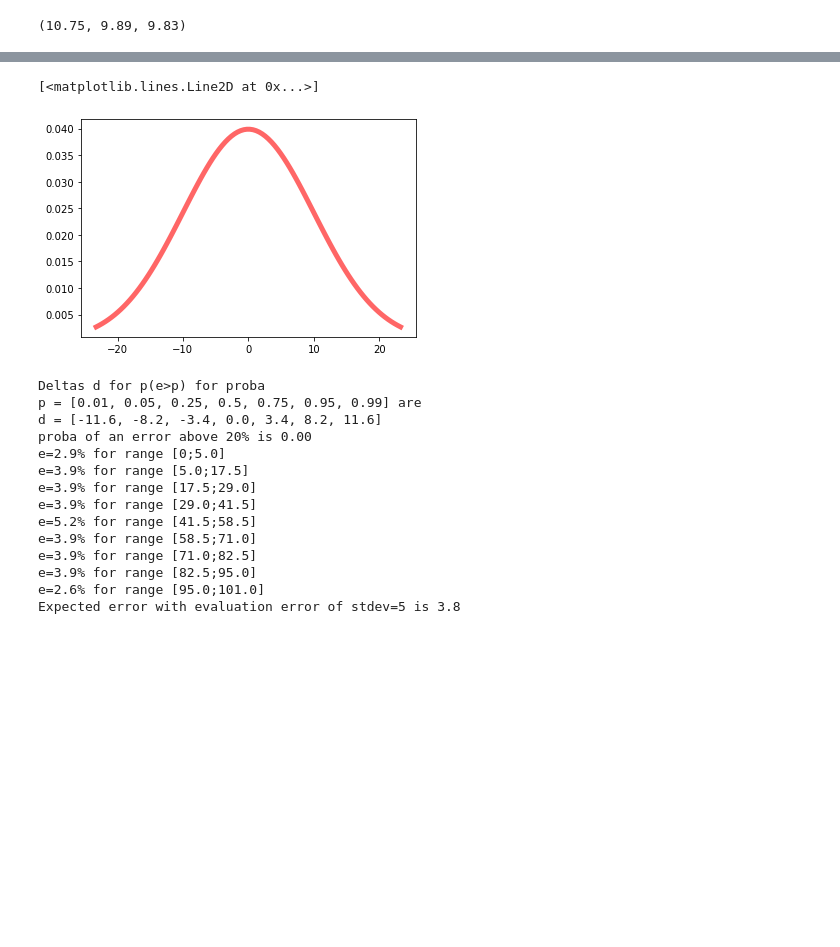
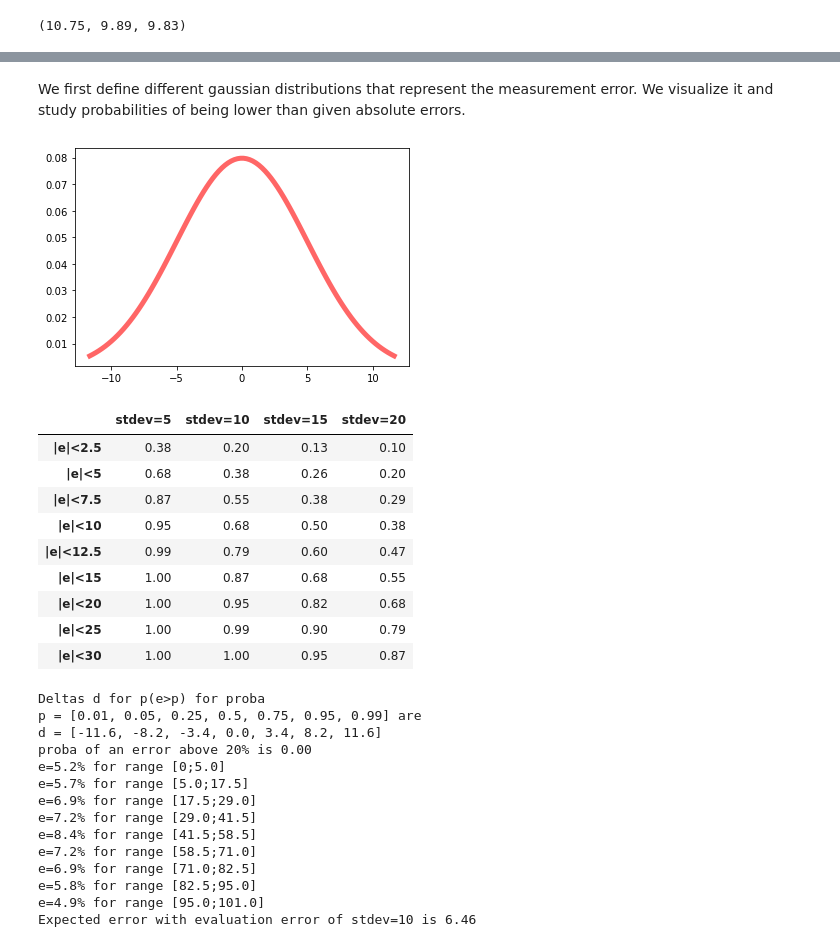
Before and after one commit to ekalinicheva/plot_vegetation_coverage, a Jupyter notebook: notebooks/study_of_quantification_impact.ipynb, the cells around one changed output, grey strips where cells are left out. Saved outputs shown, nothing was run; the diff lists cells and outputs as text; code cells hidden in the pictures; blank space fills up the shorter version.

Commit message:
Compute quantification errors for all metrics in quantification_errors.py

```diff
--- a/notebooks/study_of_quantification_impact.ipynb
+++ b/notebooks/study_of_quantification_impact.ipynb
@@ -174,23 +149,56 @@ Calculation of induced error under the hypothesis of a normally distributed, sma
+# %% [markdown]
+We first define different gaussian distributions that represent the measurement error. We visualize it and study probabilities of being lower than given absolute errors.
 # %%
 from scipy.stats import norm
+
+stdev_of_error = 5  # in percentage of coverage ; 95.4% of values will be in [-2*sigma, +2*sigma]
+imprecision_generator = norm(0, stdev_of_error)
 fig, ax = plt.subplots(1, 1)
 x = np.linspace(imprecision_generator.ppf(0.01),
                 imprecision_generator.ppf(0.99), 100)
 ax.plot(x, imprecision_generator.pdf(x),
        'r-', lw=5, alpha=0.6, label='norm pdf')
+plt.show()
 # %% [output]
-[<matplotlib.lines.Line2D at 0x...>]
-[figure, old version]
+[figure, new version]
+# %%
+stdev_of_error_list = [5, 10, 15, 20]
+above_error_list = [2.5, 5, 7.5, 10, 12.5, 15, 20, 25, 30]
+
+errors = np.empty((len(above_error_list), len(stdev_of_error_list)))
+
+for idx_stdev, stdev_of_error in enumerate(stdev_of_error_list):
+    imprecision_generator = norm(0, stdev_of_error)
+    for idx_above_error, above_error in enumerate(above_error_list):
+        prob = imprecision_generator.cdf(above_error) - imprecision_generator.cdf(-above_error)
+        errors[idx_above_error, idx_stdev] = prob
+
+df_errors = pd.DataFrame(
+    data=errors,
+    index=[f"|e|<{s}" for s in above_error_list],
+    columns=[f"stdev={s}" for s in stdev_of_error_list],
+).round(2)
+df_errors
+# %% [output]
+|  | stdev=5 | stdev=10 | stdev=15 | stdev=20 |
+| |e|<2.5 | 0.38 | 0.20 | 0.13 | 0.10 |
+| |e|<5 | 0.68 | 0.38 | 0.26 | 0.20 |
+| |e|<7.5 | 0.87 | 0.55 | 0.38 | 0.29 |
+| |e|<10 | 0.95 | 0.68 | 0.50 | 0.38 |
+| |e|<12.5 | 0.99 | 0.79 | 0.60 | 0.47 |
+| |e|<15 | 1.00 | 0.87 | 0.68 | 0.55 |
+| |e|<20 | 1.00 | 0.95 | 0.82 | 0.68 |
+| |e|<25 | 1.00 | 0.99 | 0.90 | 0.79 |
+| |e|<30 | 1.00 | 1.00 | 0.95 | 0.87 |
 # %%
-from scipy.stats import norm
-stdev_of_error = 5  # in percentage of coverage ; 95.4% of values will be in [-2*sigma, +2*sigma]
-imprecision_generator = norm(0, stdev_of_error)
 print(f"Deltas d for p(e>p) for proba \np = {[0.01,0.05,0.25,0.5,0.75,0.95,0.99]} are\nd = {[np.round(imprecision_generator.ppf(f),1) for f in [0.01,0.05,0.25,0.5,0.75,0.95,0.99]]}")
 print(f"proba of an error above 20% is {imprecision_generator.cdf(-20) * 2:.2f}")
-# refind
+stdev_of_error=10
+bins_borders = np.array([5,17.5,29,41.5,58.5,71,82.5,95,101])
+bins_centers = np.array([0,10,25,33,50,67,75,90,100])
 bb = [0] + bins_borders.tolist()
 center_to_border_dict = {center: borders for center, borders in zip(bins_centers, zip(bb[:-1], bb[1:]))}
-
+imprecision_generator = norm(0, stdev_of_error)
 expected_E = []
 for center, (lower_b, upper_b) in center_to_border_dict.items():
     E_list = []
@@ -208,7 +216,7 @@ for center, (lower_b, upper_b) in center_to_border_dict.items():
             else:
                 closest_center = bins_centers[np.argsort(abs(bins_centers - coverage_with_imprecision))[1]]
                 E = E + w * abs(coverage -  closest_center)  # quantification noise N°2
-            W = W + w
+            W = W + w  # accumularte weights as well
         E_list.append(E / W)
     expected_E_in_class = np.mean(E_list)
 
@@ -220,13 +228,13 @@ Deltas d for p(e>p) for proba
 p = [0.01, 0.05, 0.25, 0.5, 0.75, 0.95, 0.99] are
 d = [-11.6, -8.2, -3.4, 0.0, 3.4, 8.2, 11.6]
 proba of an error above 20% is 0.00
-e=2.9% for range [0;5.0]
-e=3.9% for range [5.0;17.5]
-e=3.9% for range [17.5;29.0]
-e=3.9% for range [29.0;41.5]
-e=5.2% for range [41.5;58.5]
-e=3.9% for range [58.5;71.0]
-e=3.9% for range [71.0;82.5]
-e=3.9% for range [82.5;95.0]
-e=2.6% for range [95.0;101.0]
-Expected error with evaluation error of stdev=5 is 3.8
+e=5.2% for range [0;5.0]
+e=5.7% for range [5.0;17.5]
+e=6.9% for range [17.5;29.0]
+e=7.2% for range [29.0;41.5]
+e=8.4% for range [41.5;58.5]
+e=7.2% for range [58.5;71.0]
+e=6.9% for range [71.0;82.5]
+e=5.8% for range [82.5;95.0]
+e=4.9% for range [95.0;101.0]
+Expected error with evaluation error of stdev=10 is 6.46
```
Also changed, not shown: parts of 10 cells of this notebook, 3 other files.
